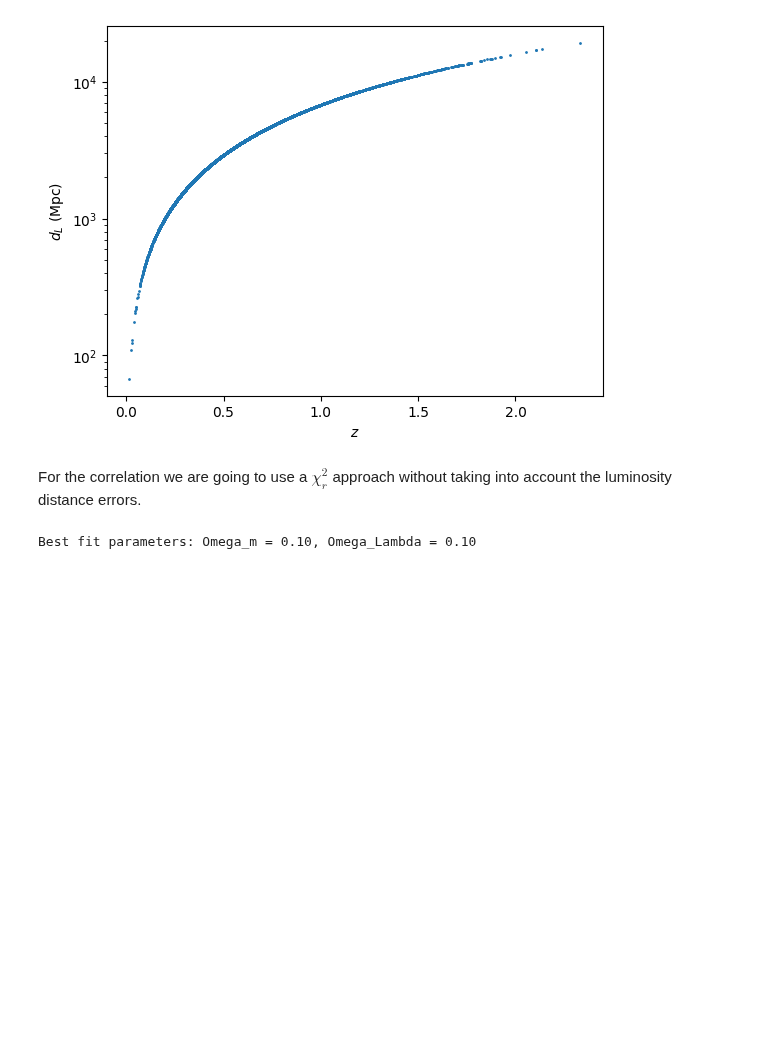
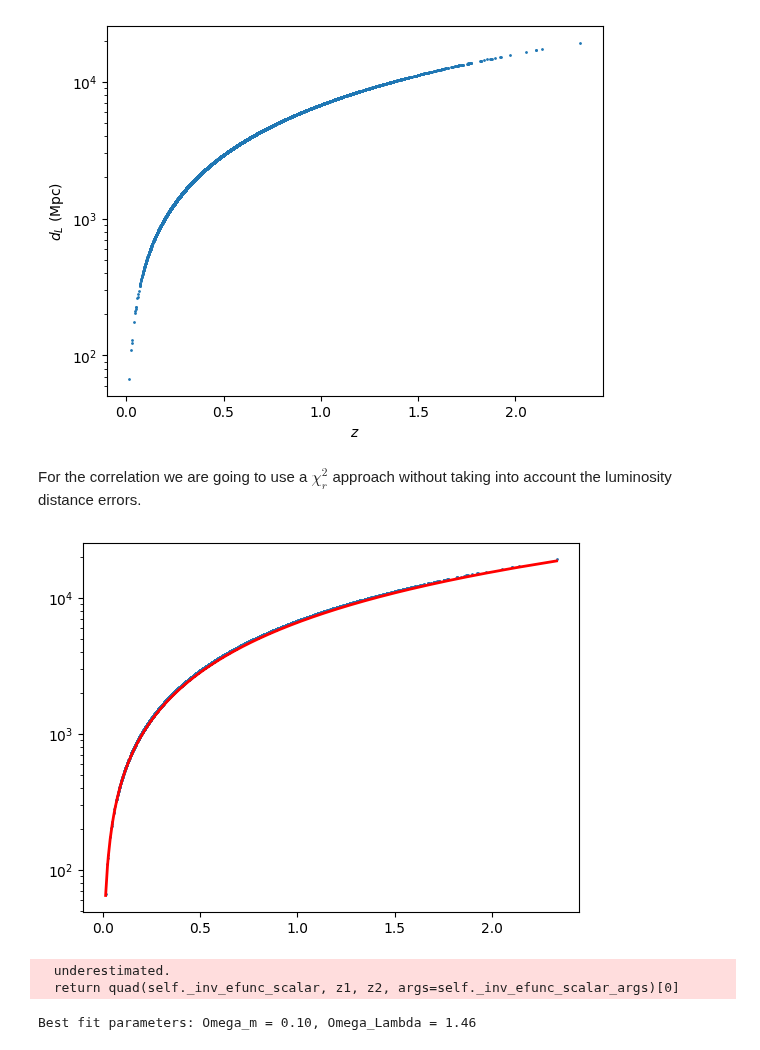
Before and after one commit to joanalnu/OAB-INAF, a Jupyter notebook: GW/hubble-diagram.ipynb, the cells around one changed output. Drawn from its saved outputs; the diff is of its cells as text; code cells hidden in the pictures; blank space fills up the shorter version.

```diff
--- a/GW/hubble-diagram.ipynb
+++ b/GW/hubble-diagram.ipynb
@@ -10,14 +6,9 @@ where $a = 1/(1+z^\prime)$ and we assume $\Omega_r = \Omega_k = 0$.
 import h5py
 import numpy as np
 import matplotlib.pyplot as plt
-from scipy.integrate import cumulative_trapezoid
-
-# Constants
-c = 299792.458  # km/s
-H0 = 70.0 * 1e5 / 3.086e24  # s^-1
-KM_TO_MPC = 3.24078e-20  # Conversion factor from km to Mpc
+from astropy.cosmology import LambdaCDM
 
 with h5py.File('nsns_population_joan.hdf5', 'r') as table:
     table.keys()
-    dl = table['dL'][()]
-    z = table['z'][()]
+    dl_unsorted = table['dL'][()]
+    z_unsorted = table['z'][()]
@@ -67,20 +31,37 @@ def fit_luminosity_distance(z, H0, Om, Ode, Or=0.0, Ok=0.0):
+# %%
+standard = LambdaCDM(H0=70, Om0=0.3, Ode0=0.7)
+upper = LambdaCDM(H0=70, Om0=2.0, Ode0=2.0)
+lower = LambdaCDM(H0=70, Om0=0.0, Ode0=0.0)
+
+plt.figure()
+plt.plot(z, standard.luminosity_distance(z), linewidth=2, c='r')
+plt.scatter(z, dl, s=1)
+plt.yscale('log')
+# %% [output]
+[figure, added]
 # %%
 # Parameter ranges
-Om_range = np.linspace(0.1, 2.0, 15)
-Ode_range = np.linspace(0.1, 2.0, 15)
+Om = np.linspace(0.1, 2.0, 15)
+Ode = np.linspace(0.1, 2.0, 15)
 
 # Calculate chi-square surface
-chi_surface = np.zeros((len(Om_range), len(Ode_range)))
+chi_surface = np.zeros([len(Om), len(Ode)])
 
-for i, Om in enumerate(Om_range):
-    for j, Ode in enumerate(Ode_range):
-        model = fit_luminosity_distance(z, H0, Om, Ode) * KM_TO_MPC
-        residuals = dl - model
-        chi_surface[i, j] = np.sum(residuals)/(len(dl)-2)
+def model(x, a, b):
+    cosmo = LambdaCDM(H0=70, Om0=a, Ode0=b)
+    return cosmo.luminosity_distance(x).value
+
+for i in range(len(Om)):
+    for j in range(len(Ode)):
+        popt, pcov = curve_fit(mode, z, dl, p0=[0.3,0.7], bounds=([0.0, 0.0],[2.0,2.0]))
+        residuals = z - model(z, *popt)
+        chi_surface[i,j] = np.sum((residuals/)**2)
 
 # Find best fit parameters
 min_idx = np.unravel_index(np.argmin(chi_surface), chi_surface.shape)
-Om_fit, Ode_fit = Om_range[min_idx[0]], Ode_range[min_idx[1]]
+Om_fit, Ode_fit = Om[min_idx[0]], Ode[min_idx[1]]
 print(f"Best fit parameters: Omega_m = {Om_fit:.2f}, Omega_Lambda = {Ode_fit:.2f}")
 # %% [output]
-Best fit parameters: Omega_m = 0.10, Omega_Lambda = 0.10
+  underestimated.
+  return quad(self._inv_efunc_scalar, z1, z2, args=self._inv_efunc_scalar_args)[0]
+Best fit parameters: Omega_m = 0.10, Omega_Lambda = 1.46
```
Also changed, not shown: parts of 5 cells of this notebook.
